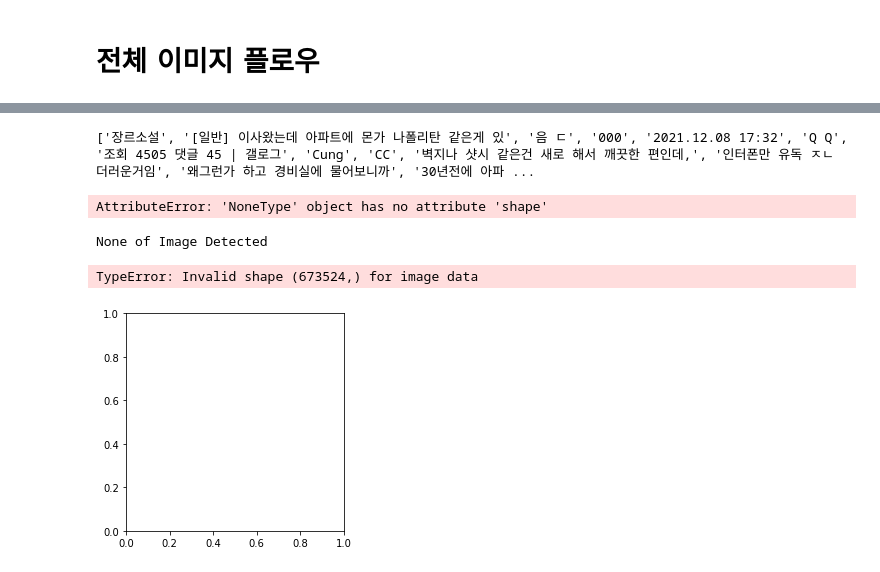
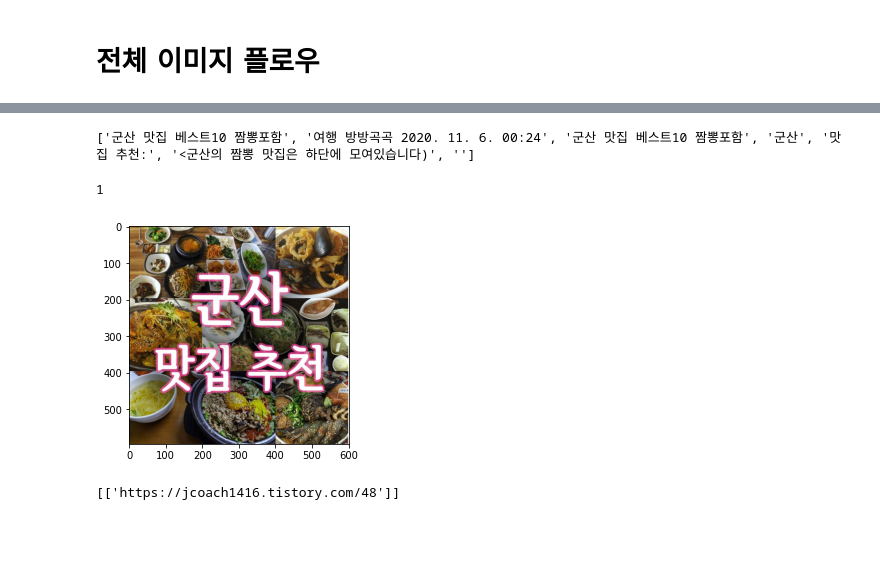
Before and after one commit to jieun1128/future_dobbies, a Jupyter notebook: Image_Detection/Notebook/TotalFlow.ipynb, the cells around one changed output, grey strips where cells are left out. Cells and saved outputs as stored; diff of their text form; code cells hidden in the pictures; blank space fills up the shorter version.

```diff
--- a/Image_Detection/Notebook/TotalFlow.ipynb
+++ b/Image_Detection/Notebook/TotalFlow.ipynb
@@ -12,11 +18,13 @@ Config '/home/jun/myWorks/GOD/others/future_dobbies/Image_Detection/modules/Dete
 # %%
-file_name = './SampleImages/HumorWithImages.jpeg'
+# 이미지를 불러옵니다.(실제 시스템에서는 동일 방법으로 불러와졌다고 가정함)
+file_name = './SampleImages/BlogWithImages.jpg'
 
 # bytes 형태로 불러와 진 것을 가정합니다.
 with io.open(file_name, 'rb') as image_file:
     content = image_file.read()
 # %%
+# 글자 인식을 수행하여 반환합니다.
 ocr = get_vision_ocr(content)
 print(ocr)
 # %% [output]
-['장르소설', '[일반] 이사왔는데 아파트에 몬가 나폴리탄 같은게 있', '음 ㄷ', '000', '2021.12.08 17:32', 'Q Q', '조회 4505 댓글 45 | 갤로그', 'Cung', 'CC', '벽지나 샷시 같은건 새로 해서 깨끗한 편인데,', '인터폰만 유독 ㅈㄴ 더러운거임', '왜그런가 하고 경비실에 물어보니까', '30년전에 아파 ...
+['군산 맛집 베스트10 짬뽕포함', '여행 방방곡곡 2020. 11. 6. 00:24', '군산 맛집 베스트10 짬뽕포함', '군산', '맛집 추천:', '<군산의 짬뽕 맛집은 하단에 모여있습니다)', '']
@@ -29,17 +31,21 @@ import cv2
+# %%
+# 이미지에서 사진 부분을 추론하여 잘라냅니다.
+img = cropImg(content)
+print(len(img)) # 바이트 원소의 배열이 반환되어 길이로 대체합니다.
+# %% [output]
+1
 # %%
+# (잘린 이미지 시각화) 바이트 이미지를 디코딩하여 시각화
 dec_img = np.frombuffer(img[0], dtype=np.uint8)
-# dec_img = cv2.imdecode(dec_img, flags=1)
+dec_img = cv2.imdecode(dec_img, flags=1)
+
+plt.imshow(dec_img)
+plt.show()
+# %% [output]
+[figure, added]
-# %%
-dec_img.shape
-# %% [output]
-AttributeError: 'NoneType' object has no attribute 'shape'
-# %%
-urls = get_image_search(img)
-# %% [output]
-None of Image Detected
-# %%
-plt.imshow(dec_img)
-plt.show()
-# %% [output]
-TypeError: Invalid shape (673524,) for image data
-[figure, removed]
+# %%
+# url 주소 검색
+urls = get_image_search(img)
+urls # 이미지 개수의 인덱스를 가진 리스트가 반환됩니다.
+# %% [output]
+[['https://jcoach1416.tistory.com/48']]
```
Also changed, not shown: parts of 5 cells of this notebook.
